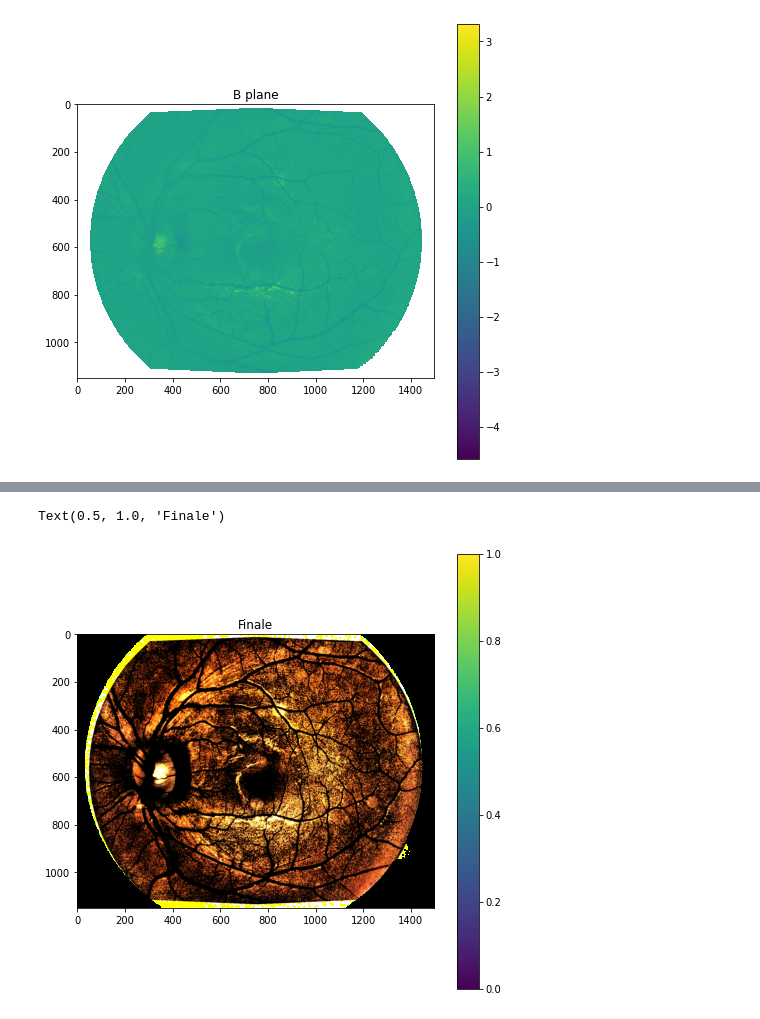
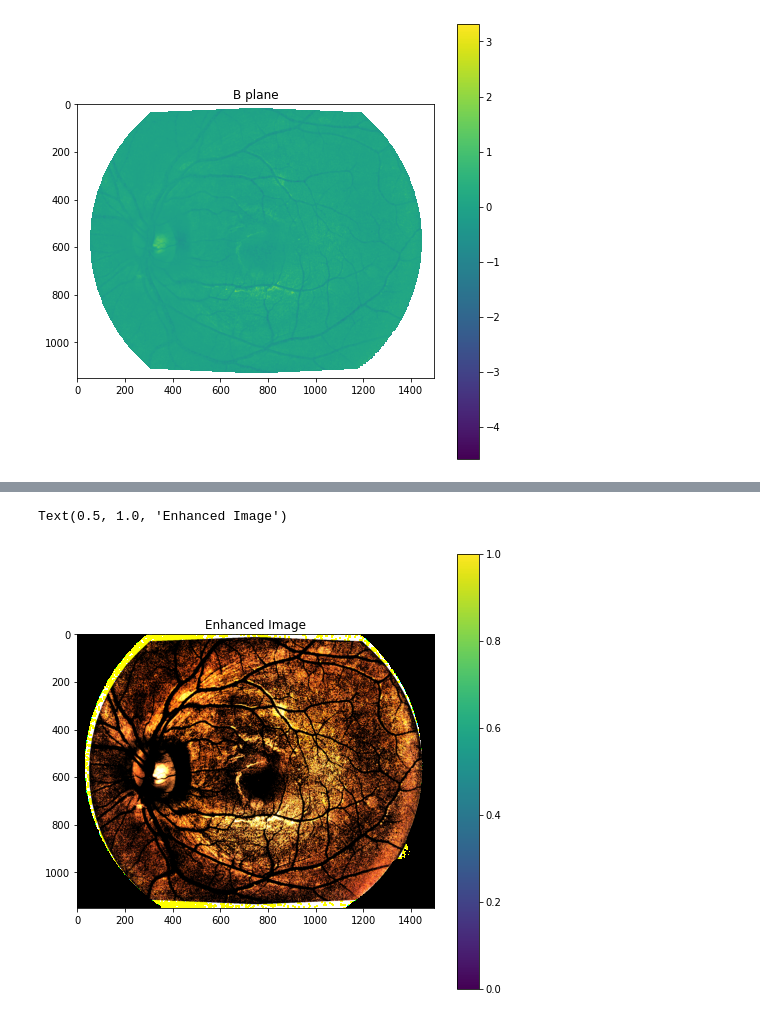
Before and after one commit to Shalaka003/Handheld-Fundus, a Jupyter notebook: Code/Image Enhancement.ipynb, the cells around one changed output, grey strips where cells are left out. Drawn from its saved outputs; the diff is of its cells as text; code cells hidden in the pictures.

Commit message:
Enhanced image

```diff
--- a/Code/Image Enhancement.ipynb
+++ b/Code/Image Enhancement.ipynb
@@ -45,7 +43,7 @@ def window_stdev(X, window_size):
     c2 = uniform_filter(X*X, window_size, mode='reflect')
     return np.sqrt(c2 - c1*c1)
 # %%
-img = cv2.imread("/content/image081.png")
+img = cv2.imread("./Images/image081.png")
 print(np.shape(img))
 (B,G,R) = cv2.split(img)
 #cv2.imshow("Source Image", img)
@@ -329,11 +286,10 @@ Text(0.5, 1.0, 'B plane')
 [figure]
 [figure]
 # %%
-# Final_image = R_corr + G_corr + B_corr
-Final_image = np.dstack((R_corr,G_corr,B_corr))
+Final_image = cv2.merge([R_corr,G_corr,B_corr])
 # %%
 plt.figure(figsize = (8,8))
 plt.imshow(Final_image)
 plt.colorbar()
-plt.title("Finale")
+plt.title("Enhanced Image")
 # %% [output]
@@ -341,2 +297,2 @@ WARNING:matplotlib.image:Clipping input data to the valid range for imshow with
-Text(0.5, 1.0, 'Finale')
+Text(0.5, 1.0, 'Enhanced Image')
-[figure, old version]
+[figure, new version]
```
Also changed, not shown: parts of 11 cells of this notebook.
